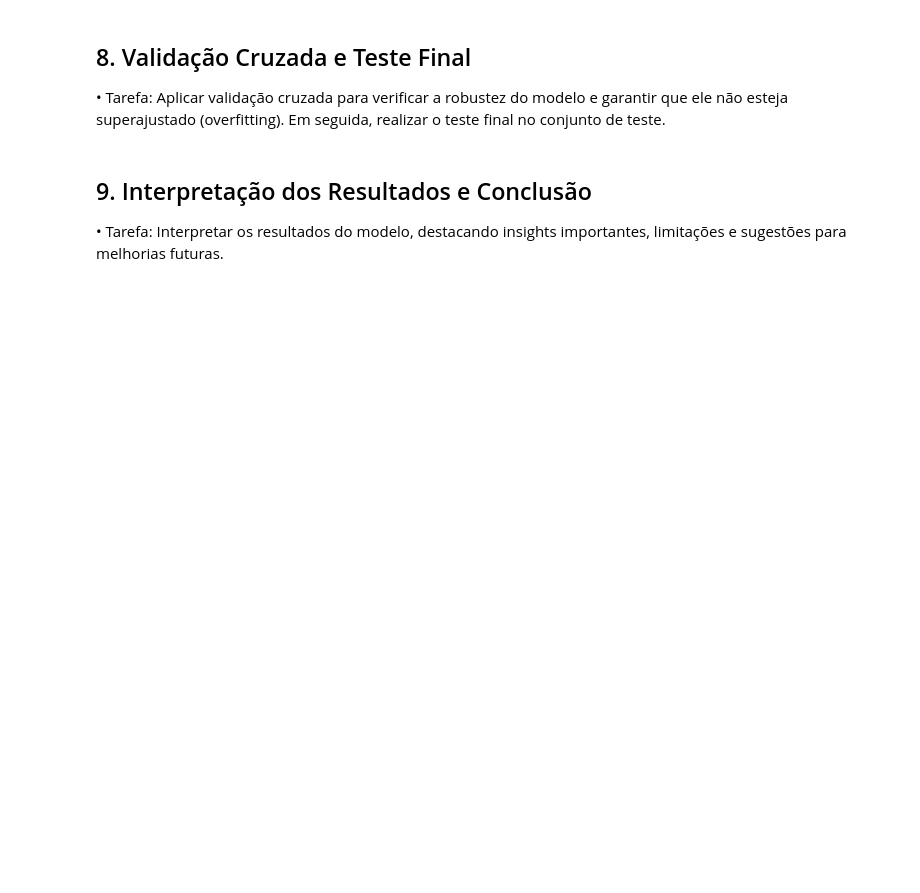
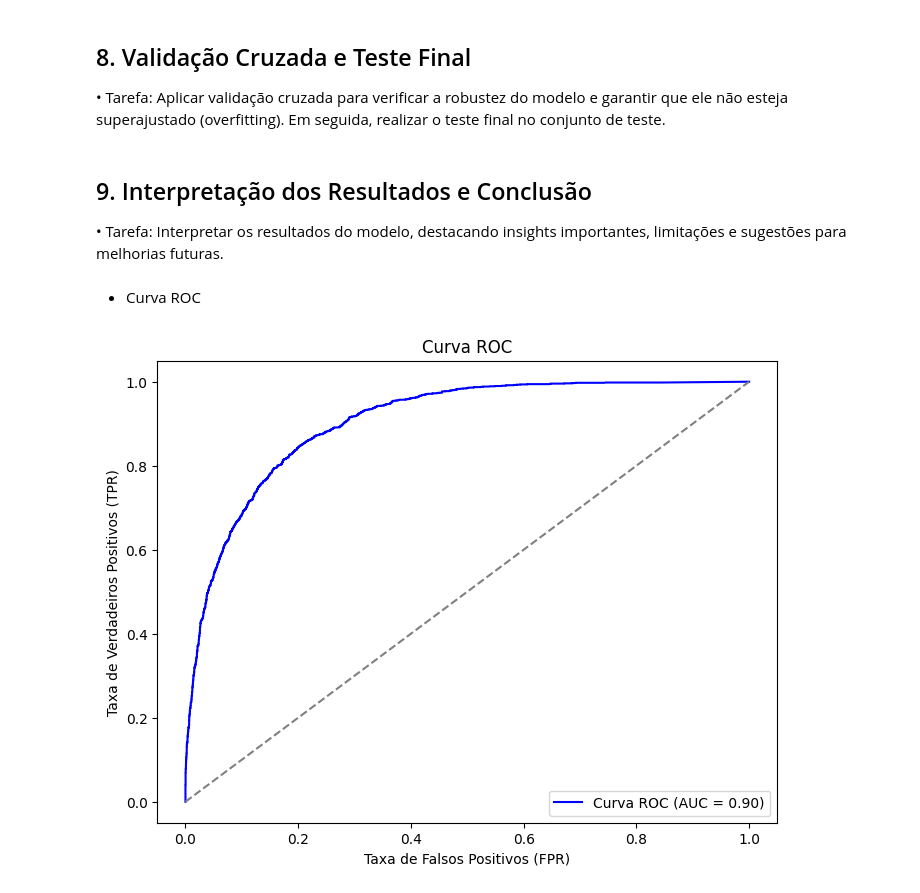
Before and after one commit to Jaquerida/adult_census, a Jupyter notebook: adult_census_income.ipynb, the cells around one changed output. Drawn from its saved outputs; the diff is of its cells as text; code cells hidden in the pictures; blank space fills up the shorter version.

Commit message:
Criar Pipeline, Executar Modelos e Validar

```diff
--- a/adult_census_income.ipynb
+++ b/adult_census_income.ipynb
@@ -300,2 +283,0 @@ grid = GridSearchCV(estimator=pipe, scoring=f1, cv=splitter, param_grid=param_gr
-# %%
-grid.fit(X_train, y_train)
@@ -320,0 +477,18 @@ You can try to debug the error by setting error_score='raise'.
+# %%
+# Definir os parâmetros a serem testados no GridSearch
+param_grid = {
+    'classifier__n_estimators': [100, 200],  # Testar apenas 100 e 200 árvores
+    'classifier__max_depth': [None, 10],  # Testar profundidade ilimitada e profundidade 10
+    'classifier__min_samples_split': [2, 5],  # Testar 2 e 5 amostras para divisão
+    'classifier__min_samples_leaf': [1, 2]  # Testar 1 e 2 amostras por folha
+}
+# %%
+# Configurar o GridSearchCV
+grid_search = GridSearchCV(pipe_rf, param_grid, cv=5, scoring='f1_weighted', n_jobs=-1, verbose=2)
+
+# Treinar o modelo com a busca em grade
+grid_search.fit(X_train, y_train)
+
+# Mostrar os melhores parâmetros e o melhor modelo
+print("Melhores parâmetros encontrados:", grid_search.best_params_)
+print("Melhor modelo:", grid_search.best_estimator_)
@@ -326,3 +540,35 @@ You can try to debug the error by setting error_score='raise'.
 ## 9. Interpretação dos Resultados e Conclusão
 
 •	Tarefa: Interpretar os resultados do modelo, destacando insights importantes, limitações e sugestões para melhorias futuras.
+# %% [markdown]
+- Curva ROC
+# %%
+from sklearn.preprocessing import LabelEncoder
+import matplotlib.pyplot as plt
+from sklearn.metrics import roc_curve, auc
+
+# Instanciar o LabelEncoder
+label_encoder = LabelEncoder()
+
+# Transformar as classes em 0 e 1
+y_train_encoded = label_encoder.fit_transform(y_train)
+y_test_encoded = label_encoder.transform(y_test)
+
+# Agora, calcular a curva ROC usando as classes numéricas
+y_prob = grid_search.best_estimator_.predict_proba(X_test)[:, 1]
+
+# Calcular a curva ROC
+fpr, tpr, thresholds = roc_curve(y_test_encoded, y_prob)
+roc_auc = auc(fpr, tpr)
+
+# Plotar a curva ROC
+plt.figure(figsize=(8, 6))
+plt.plot(fpr, tpr, color='blue', label=f'Curva ROC (AUC = {roc_auc:.2f})')
+plt.plot([0, 1], [0, 1], color='gray', linestyle='--')  # Linha de aleatoriedade
+plt.xlabel('Taxa de Falsos Positivos (FPR)')
+plt.ylabel('Taxa de Verdadeiros Positivos (TPR)')
+plt.title('Curva ROC')
+plt.legend(loc='lower right')
+plt.show()
+# %% [output]
+[figure, added]
```
Also changed, not shown: parts of 37 cells of this notebook, 1 other file.
